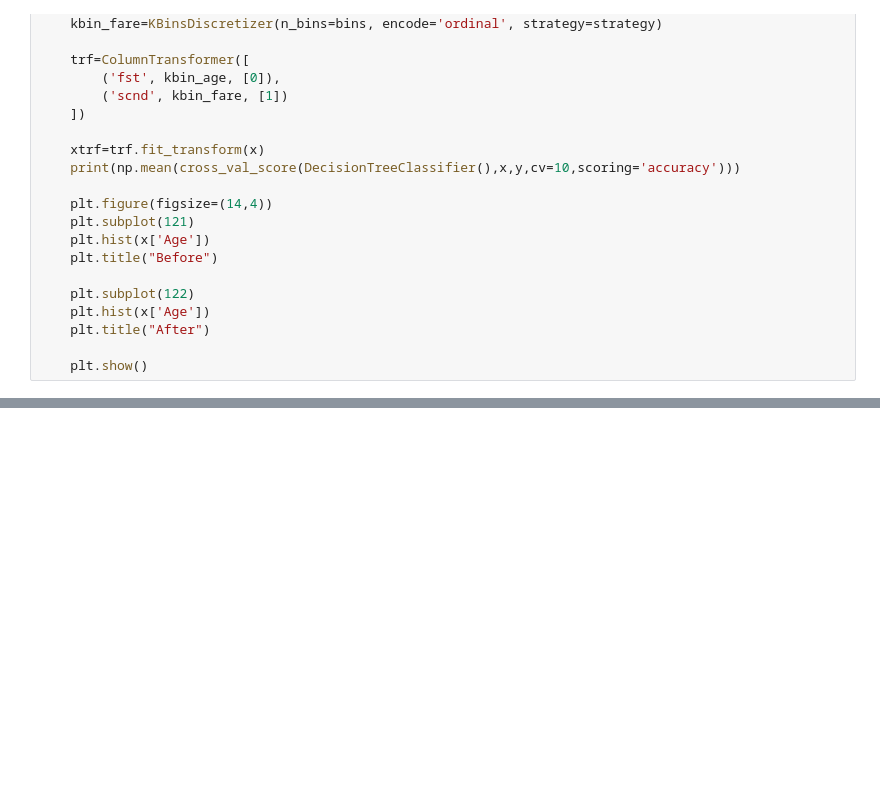
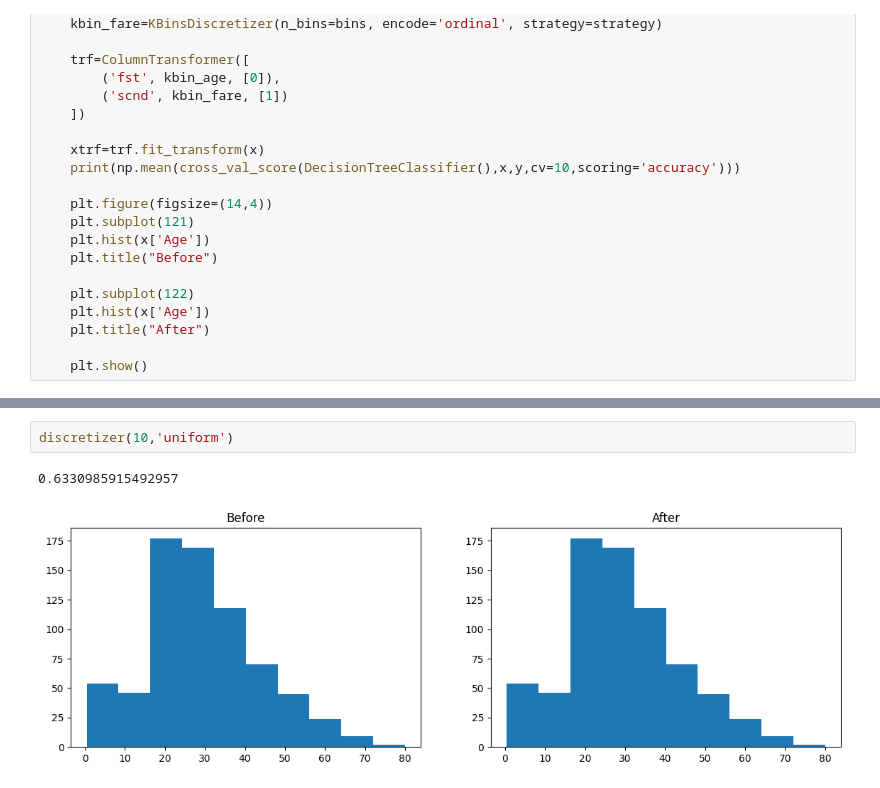
Before and after one commit to ShiluAILearner/ML_Practice_Repo, a Jupyter notebook: Binning and Binarization/Binning.ipynb, the cells around one changed output, grey strips where cells are left out. Cells and saved outputs as stored; diff of their text form; blank space fills up the shorter version.

```diff
--- a/Binning and Binarization/Binning.ipynb
+++ b/Binning and Binarization/Binning.ipynb
@@ -147 +147,6 @@ discretizer(10,'quantile')
 [figure]
+# %%
+discretizer(10,'uniform')
+# %% [output]
+0.6330985915492957
+[figure, added]
```
Also changed, not shown: parts of 7 cells of this notebook, 5 other files.
